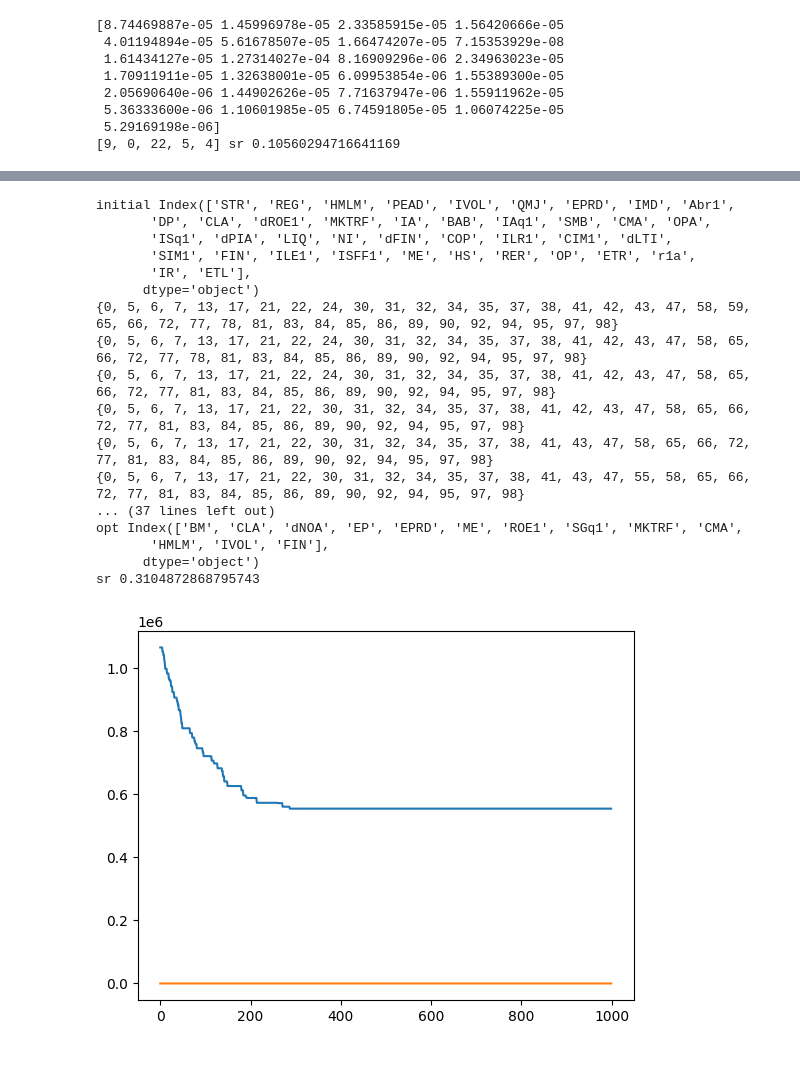
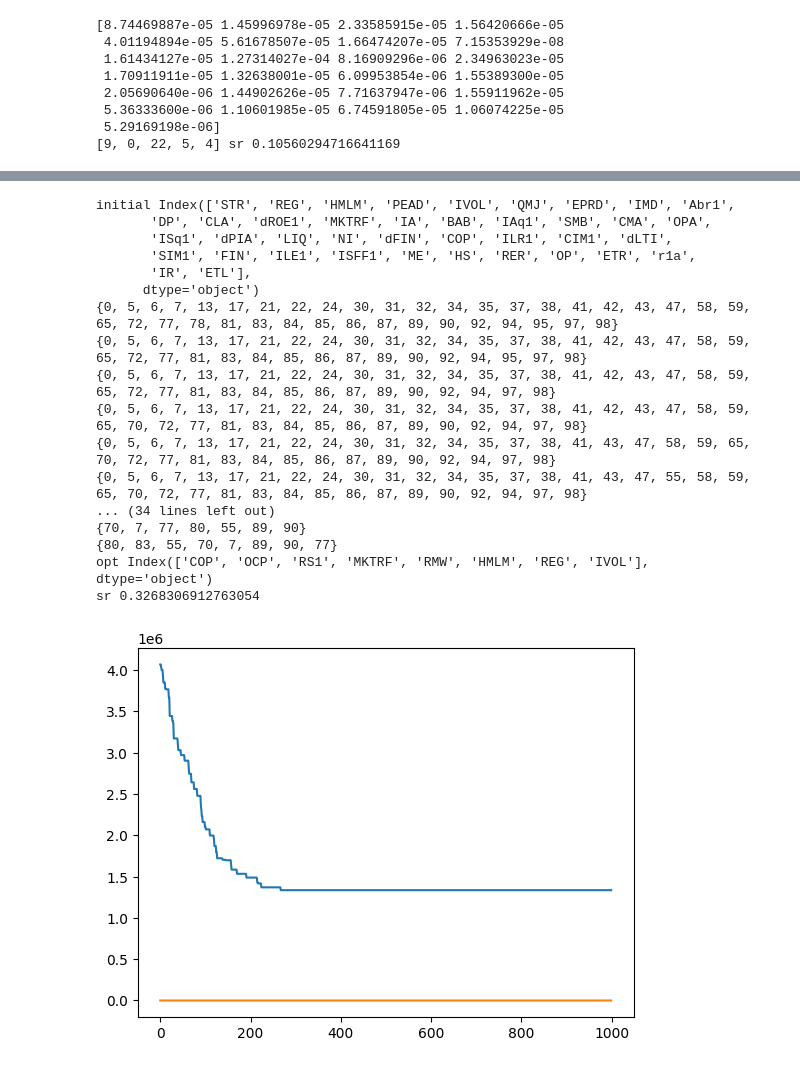
Before and after one commit to aaamini/factor-ident, a Jupyter notebook: m-h.ipynb, the cells around one changed output, grey strips where cells are left out. Saved outputs shown, nothing was run; the diff lists cells and outputs as text; code cells hidden in the pictures.

```diff
--- a/m-h.ipynb
+++ b/m-h.ipynb
@@ -87,7 +87,7 @@ Z = dff99.values
 Z = normalize_columns(Z)
 T =10000
 sigma =100
-lambd =20
+lambd =100
 k = 9#or 9
 
 n, p = Z.shape
@@ -195,10 +193,10 @@ from helpers import  *
 Z = dff99.values
 Z = normalize_columns(Z)
 T =1000
-sigma =1
-lambd1 =20
-lambd2 =20000
-k = 9#or 9
+sigma = 0.6
+lambd1 =40000
+lambd2 =80000
+k = 9 # or 9
 
 n, p = Z.shape
 Mh = compute_k_truncated_svd(Z, k)[0]  # Perform k-truncated SVD of Z
@@ -270,42 +268,42 @@ for t in range(T):
     # Set the new subset S_t+1 with probability according to acceptance probability
     if np.random.rand() < acceptance_prob:
         St = S_new
         print(St)
         Z_St = np.concatenate((np.ones((n,1)),Z[:, list(St)]),axis=1)
         Theta = np.linalg.inv(Z_St.T @ Z_St+lambd1*e1@e1.T) @ Z_St.T  @ Z
     Sseq[list(S_new), t] = 1
     #record Sharpe ratio + penalty
     SRwPenalty[t] =  sigma * np.linalg.norm((Sigma_half_inv @ Z.T) - ( Sigma_half_inv @ (Z_St@ Theta).T), 'fro')**2+lambd1 * Theta[0]@ Sigma_inv @Theta[0].T + lambd2 * len(St)
 
 import matplotlib.pyplot as plt
 #Plots
 plt.plot(SRwPenalty)
 plt.plot(np.sum(Sseq, axis=0))
 sridx = np.argmin(SRwPenalty)
 #Find the indices of selected factors
 Sopt = np.where(Sseq[:, sridx])[0]
 print('opt',dff99.columns[Sopt])
 
 mu = np.mean(Z, axis=0)
 Sigma = np.cov(Z.T)
 wt = np.linalg.solve(Sigma[Sopt][:, Sopt], mu[Sopt])
 print('sr',sr(wt, mu[Sopt], Sigma[Sopt][:, Sopt]))
 # %% [output]
 initial Index(['STR', 'REG', 'HMLM', 'PEAD', 'IVOL', 'QMJ', 'EPRD', 'IMD', 'Abr1',
        'DP', 'CLA', 'dROE1', 'MKTRF', 'IA', 'BAB', 'IAq1', 'SMB', 'CMA', 'OPA',
        'ISq1', 'dPIA', 'LIQ', 'NI', 'dFIN', 'COP', 'ILR1', 'CIM1', 'dLTI',
        'SIM1', 'FIN', 'ILE1', 'ISFF1', 'ME', 'HS', 'RER', 'OP', 'ETR', 'r1a',
        'IR', 'ETL'],
       dtype='object')
-{0, 5, 6, 7, 13, 17, 21, 22, 24, 30, 31, 32, 34, 35, 37, 38, 41, 42, 43, 47, 58, 59, 65, 66, 72, 77, 78, 81, 83, 84, 85, 86, 89, 90, 92, 94, 95, 97, 98}
-{0, 5, 6, 7, 13, 17, 21, 22, 24, 30, 31, 32, 34, 35, 37, 38, 41, 42, 43, 47, 58, 65, 66, 72, 77, 78, 81, 83, 84, 85, 86, 89, 90, 92, 94, 95, 97, 98}
-{0, 5, 6, 7, 13, 17, 21, 22, 24, 30, 31, 32, 34, 35, 37, 38, 41, 42, 43, 47, 58, 65, 66, 72, 77, 81, 83, 84, 85, 86, 89, 90, 92, 94, 95, 97, 98}
-{0, 5, 6, 7, 13, 17, 21, 22, 30, 31, 32, 34, 35, 37, 38, 41, 42, 43, 47, 58, 65, 66, 72, 77, 81, 83, 84, 85, 86, 89, 90, 92, 94, 95, 97, 98}
-{0, 5, 6, 7, 13, 17, 21, 22, 30, 31, 32, 34, 35, 37, 38, 41, 43, 47, 58, 65, 66, 72, 77, 81, 83, 84, 85, 86, 89, 90, 92, 94, 95, 97, 98}
-{0, 5, 6, 7, 13, 17, 21, 22, 30, 31, 32, 34, 35, 37, 38, 41, 43, 47, 55, 58, 65, 66, 72, 77, 81, 83, 84, 85, 86, 89, 90, 92, 94, 95, 97, 98}
-... (37 lines left out)
-opt Index(['BM', 'CLA', 'dNOA', 'EP', 'EPRD', 'ME', 'ROE1', 'SGq1', 'MKTRF', 'CMA',
-       'HMLM', 'IVOL', 'FIN'],
-      dtype='object')
-sr 0.3104872868795743
+{0, 5, 6, 7, 13, 17, 21, 22, 24, 30, 31, 32, 34, 35, 37, 38, 41, 42, 43, 47, 58, 59, 65, 72, 77, 78, 81, 83, 84, 85, 86, 87, 89, 90, 92, 94, 95, 97, 98}
+{0, 5, 6, 7, 13, 17, 21, 22, 24, 30, 31, 32, 34, 35, 37, 38, 41, 42, 43, 47, 58, 59, 65, 72, 77, 81, 83, 84, 85, 86, 87, 89, 90, 92, 94, 95, 97, 98}
+{0, 5, 6, 7, 13, 17, 21, 22, 24, 30, 31, 32, 34, 35, 37, 38, 41, 42, 43, 47, 58, 59, 65, 72, 77, 81, 83, 84, 85, 86, 87, 89, 90, 92, 94, 97, 98}
+{0, 5, 6, 7, 13, 17, 21, 22, 24, 30, 31, 32, 34, 35, 37, 38, 41, 42, 43, 47, 58, 59, 65, 70, 72, 77, 81, 83, 84, 85, 86, 87, 89, 90, 92, 94, 97, 98}
+{0, 5, 6, 7, 13, 17, 21, 22, 24, 30, 31, 32, 34, 35, 37, 38, 41, 43, 47, 58, 59, 65, 70, 72, 77, 81, 83, 84, 85, 86, 87, 89, 90, 92, 94, 97, 98}
+{0, 5, 6, 7, 13, 17, 21, 22, 24, 30, 31, 32, 34, 35, 37, 38, 41, 43, 47, 55, 58, 59, 65, 70, 72, 77, 81, 83, 84, 85, 86, 87, 89, 90, 92, 94, 97, 98}
+... (34 lines left out)
+{70, 7, 77, 80, 55, 89, 90}
+{80, 83, 55, 70, 7, 89, 90, 77}
+opt Index(['COP', 'OCP', 'RS1', 'MKTRF', 'RMW', 'HMLM', 'REG', 'IVOL'], dtype='object')
+sr 0.3268306912763054
-[figure, old version]
+[figure, new version]
```
Also changed, not shown: parts of 15 cells of this notebook, 3 other files.
